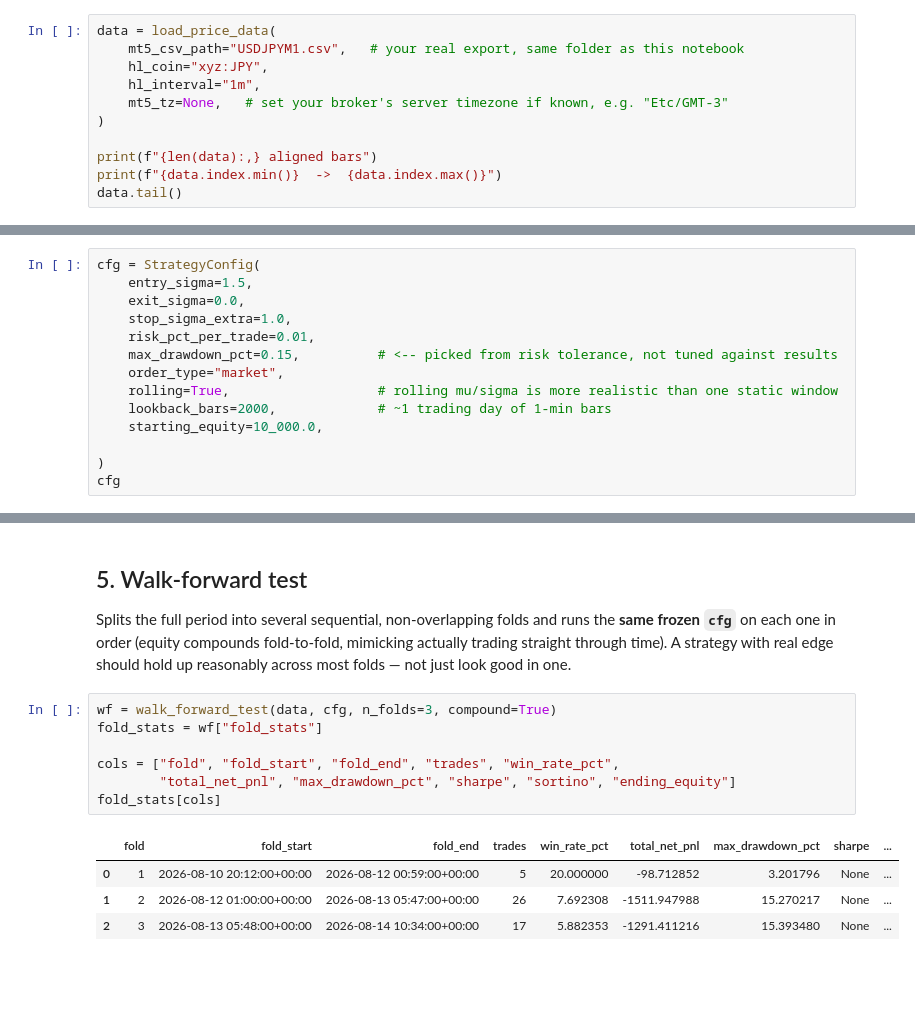
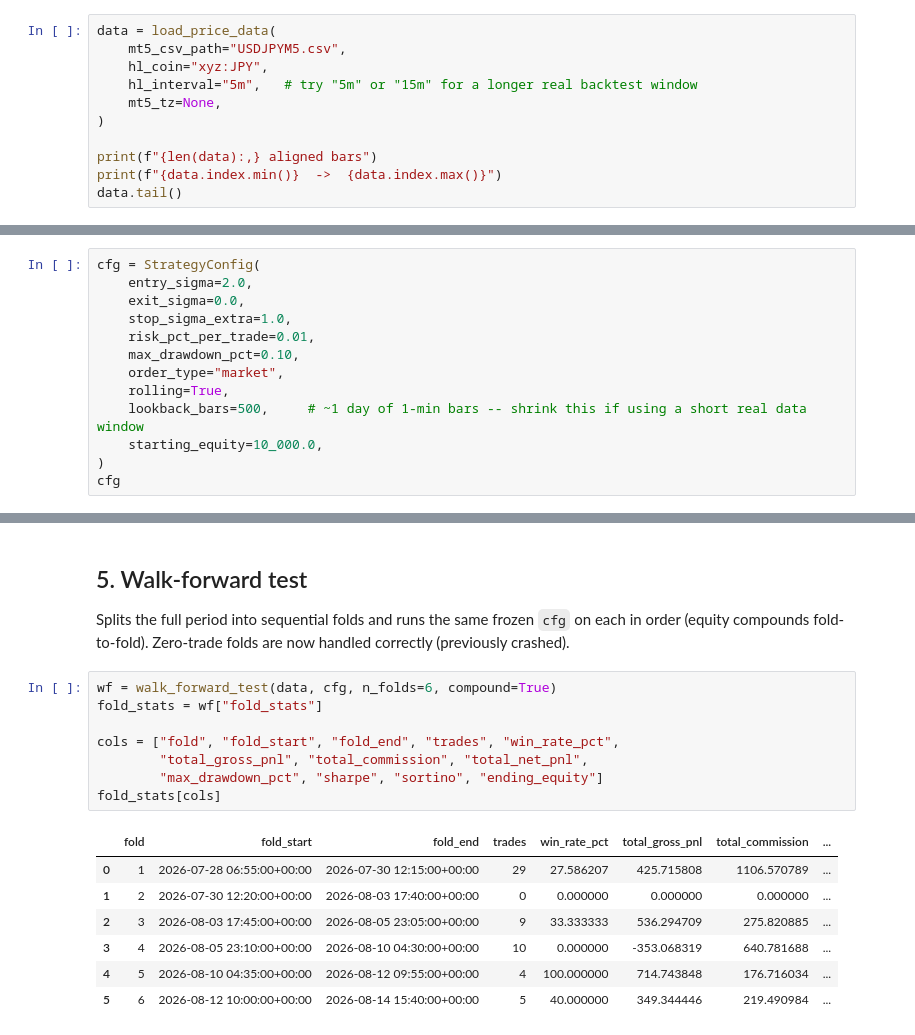
Before and after one commit to c-mk/tr, a Jupyter notebook: spread_backtest_analysis.ipynb, the cells around one changed output, grey strips where cells are left out. Saved outputs shown, nothing was run; the diff lists cells and outputs as text; blank space fills up the shorter version.

```diff
--- a/spread_backtest_analysis.ipynb
+++ b/spread_backtest_analysis.ipynb
@@ -39,9 +40,9 @@ so the notebook still runs end-to-end for testing the mechanics.
 # %%
 data = load_price_data(
-    mt5_csv_path="USDJPYM1.csv",   # your real export, same folder as this notebook
+    mt5_csv_path="USDJPYM5.csv",
     hl_coin="xyz:JPY",
-    hl_interval="1m",
-    mt5_tz=None,   # set your broker's server timezone if known, e.g. "Etc/GMT-3"
+    hl_interval="5m",   # try "5m" or "15m" for a longer real backtest window
+    mt5_tz=None,
 )
 
 print(f"{len(data):,} aligned bars")
@@ -66,15 +65,14 @@ re-run until it looks better.
 # %%
 cfg = StrategyConfig(
-    entry_sigma=1.5,
+    entry_sigma=2.0,
     exit_sigma=0.0,
     stop_sigma_extra=1.0,
     risk_pct_per_trade=0.01,
-    max_drawdown_pct=0.15,          # <-- picked from risk tolerance, not tuned against results
+    max_drawdown_pct=0.10,
     order_type="market",
-    rolling=True,                   # rolling mu/sigma is more realistic than one static window
-    lookback_bars=2000,             # ~1 trading day of 1-min bars
+    rolling=True,
+    lookback_bars=500,     # ~1 day of 1-min bars -- shrink this if using a short real data window
     starting_equity=10_000.0,
-
 )
 cfg
 # %% [output]
@@ -166,22 +163,25 @@ it was fitting noise in the train window rather than a persistent edge.
 # %% [markdown]
 ## 5. Walk-forward test
 
-Splits the full period into several sequential, non-overlapping folds and runs
-the **same frozen `cfg`** on each one in order (equity compounds fold-to-fold,
-mimicking actually trading straight through time). A strategy with real edge
-should hold up reasonably across most folds — not just look good in one.
+Splits the full period into sequential folds and runs the same frozen `cfg` on
+each in order (equity compounds fold-to-fold). Zero-trade folds are now handled
+correctly (previously crashed).
 # %%
-wf = walk_forward_test(data, cfg, n_folds=3, compound=True)
+wf = walk_forward_test(data, cfg, n_folds=6, compound=True)
 fold_stats = wf["fold_stats"]
 
 cols = ["fold", "fold_start", "fold_end", "trades", "win_rate_pct",
-        "total_net_pnl", "max_drawdown_pct", "sharpe", "sortino", "ending_equity"]
+        "total_gross_pnl", "total_commission", "total_net_pnl",
+        "max_drawdown_pct", "sharpe", "sortino", "ending_equity"]
 fold_stats[cols]
 # %% [output]
-|  | fold | fold_start | fold_end | trades | win_rate_pct | total_net_pnl | max_drawdown_pct | sharpe | ... |
-| 0 | 1 | 2026-08-10 20:12:00+00:00 | 2026-08-12 00:59:00+00:00 | 5 | 20.000000 | -98.712852 | 3.201796 | None | ... |
-| 1 | 2 | 2026-08-12 01:00:00+00:00 | 2026-08-13 05:47:00+00:00 | 26 | 7.692308 | -1511.947988 | 15.270217 | None | ... |
-| 2 | 3 | 2026-08-13 05:48:00+00:00 | 2026-08-14 10:34:00+00:00 | 17 | 5.882353 | -1291.411216 | 15.393480 | None | ... |
+|  | fold | fold_start | fold_end | trades | win_rate_pct | total_gross_pnl | total_commission | ... |
+| 0 | 1 | 2026-07-28 06:55:00+00:00 | 2026-07-30 12:15:00+00:00 | 29 | 27.586207 | 425.715808 | 1106.570789 | ... |
+| 1 | 2 | 2026-07-30 12:20:00+00:00 | 2026-08-03 17:40:00+00:00 | 0 | 0.000000 | 0.000000 | 0.000000 | ... |
+| 2 | 3 | 2026-08-03 17:45:00+00:00 | 2026-08-05 23:05:00+00:00 | 9 | 33.333333 | 536.294709 | 275.820885 | ... |
+| 3 | 4 | 2026-08-05 23:10:00+00:00 | 2026-08-10 04:30:00+00:00 | 10 | 0.000000 | -353.068319 | 640.781688 | ... |
+| 4 | 5 | 2026-08-10 04:35:00+00:00 | 2026-08-12 09:55:00+00:00 | 4 | 100.000000 | 714.743848 | 176.716034 | ... |
+| 5 | 6 | 2026-08-12 10:00:00+00:00 | 2026-08-14 15:40:00+00:00 | 5 | 40.000000 | 349.344446 | 219.490984 | ... |
 # %%
 fig, ax = plt.subplots(figsize=(13, 5))
 
```
Also changed, not shown: parts of 17 cells of this notebook, 3 other files.
